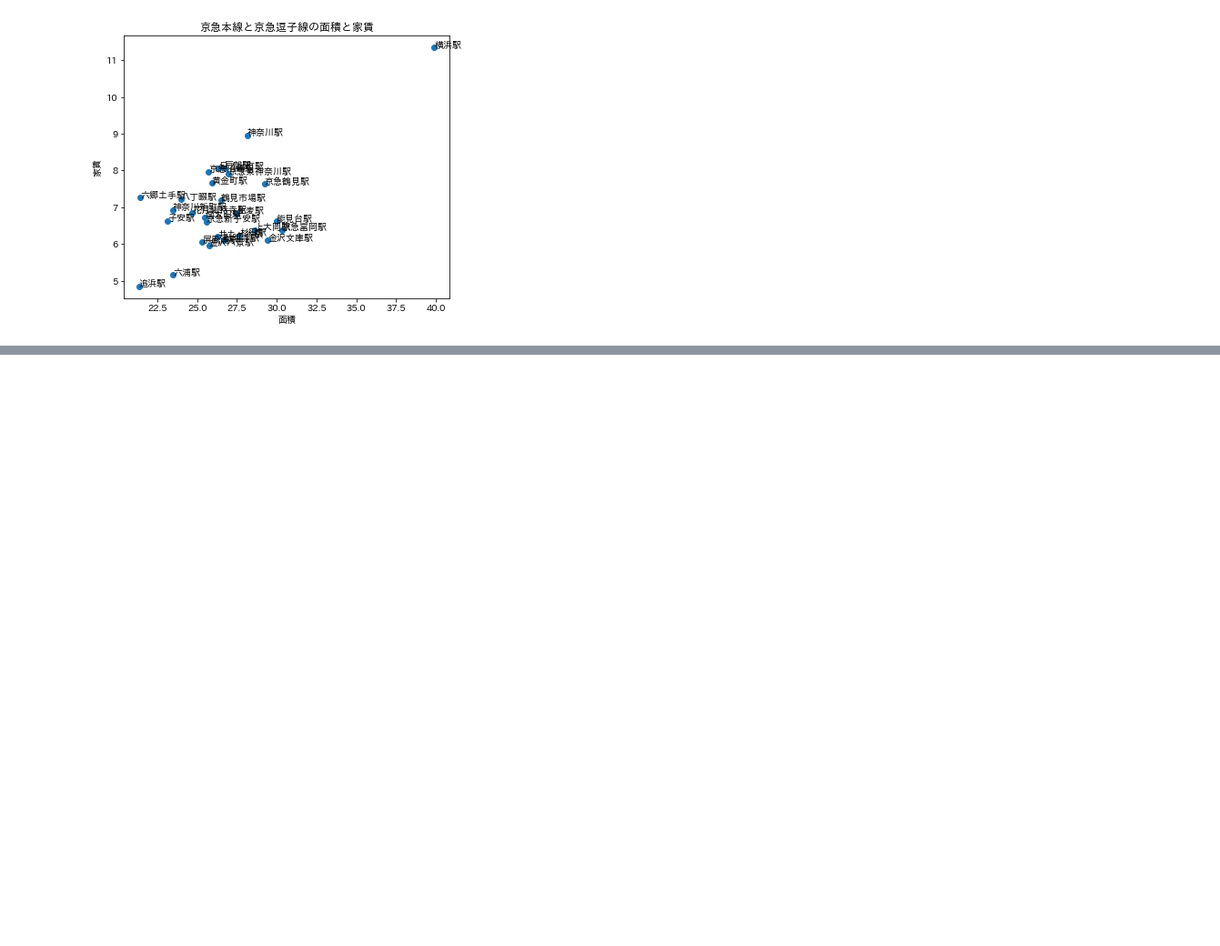
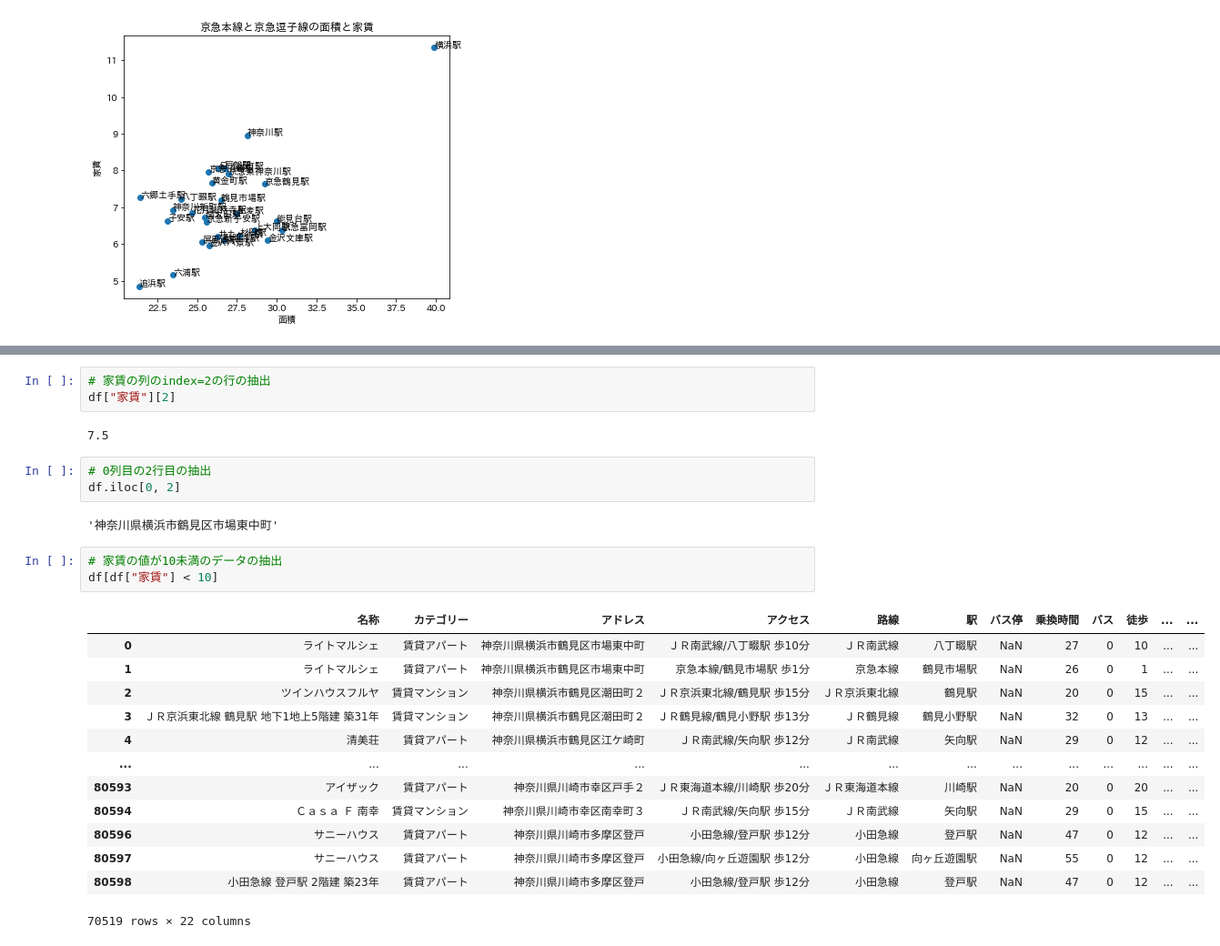
Before and after one commit to ymtm123/xbp_suumo, a Jupyter notebook: main.ipynb, the cells around one changed output, grey strips where cells are left out. Shown at 91% size. Cells and saved outputs as stored; diff of their text form; blank space fills up the shorter version.

```diff
--- a/main.ipynb
+++ b/main.ipynb
@@ -55,0 +74,27 @@ an.scatter_station(df, ["京急本線", "京急逗子線"], "面積", "家賃")
+# %%
+# 家賃の列のindex=2の行の抽出
+df["家賃"][2]
+# %% [output]
+7.5
+# %%
+# 0列目の2行目の抽出
+df.iloc[0, 2]
+# %% [output]
+'神奈川県横浜市鶴見区市場東中町'
+# %%
+# 家賃の値が10未満のデータの抽出
+df[df["家賃"] < 10]
+# %% [output]
+|  | 名称 | カテゴリー | アドレス | アクセス | 路線 | 駅 | バス停 | 乗換時間 | バス | 徒歩 | ... | ... |
+| 0 | ライトマルシェ | 賃貸アパート | 神奈川県横浜市鶴見区市場東中町 | ＪＲ南武線/八丁畷駅 歩10分 | ＪＲ南武線 | 八丁畷駅 | NaN | 27 | 0 | 10 | ... | ... |
+| 1 | ライトマルシェ | 賃貸アパート | 神奈川県横浜市鶴見区市場東中町 | 京急本線/鶴見市場駅 歩1分 | 京急本線 | 鶴見市場駅 | NaN | 26 | 0 | 1 | ... | ... |
+| 2 | ツインハウスフルヤ | 賃貸マンション | 神奈川県横浜市鶴見区潮田町２ | ＪＲ京浜東北線/鶴見駅 歩15分 | ＪＲ京浜東北線 | 鶴見駅 | NaN | 20 | 0 | 15 | ... | ... |
+| 3 | ＪＲ京浜東北線 鶴見駅 地下1地上5階建 築31年 | 賃貸マンション | 神奈川県横浜市鶴見区潮田町２ | ＪＲ鶴見線/鶴見小野駅 歩13分 | ＪＲ鶴見線 | 鶴見小野駅 | NaN | 32 | 0 | 13 | ... | ... |
+| 4 | 清美荘 | 賃貸アパート | 神奈川県横浜市鶴見区江ケ崎町 | ＪＲ南武線/矢向駅 歩12分 | ＪＲ南武線 | 矢向駅 | NaN | 29 | 0 | 12 | ... | ... |
+| ... | ... | ... | ... | ... | ... | ... | ... | ... | ... | ... | ... | ... |
+| 80593 | アイザック | 賃貸アパート | 神奈川県川崎市幸区戸手２ | ＪＲ東海道本線/川崎駅 歩20分 | ＪＲ東海道本線 | 川崎駅 | NaN | 20 | 0 | 20 | ... | ... |
+| 80594 | Ｃａｓａ Ｆ 南幸 | 賃貸マンション | 神奈川県川崎市幸区南幸町３ | ＪＲ南武線/矢向駅 歩15分 | ＪＲ南武線 | 矢向駅 | NaN | 29 | 0 | 15 | ... | ... |
+| 80596 | サニーハウス | 賃貸アパート | 神奈川県川崎市多摩区登戸 | 小田急線/登戸駅 歩12分 | 小田急線 | 登戸駅 | NaN | 47 | 0 | 12 | ... | ... |
+| 80597 | サニーハウス | 賃貸アパート | 神奈川県川崎市多摩区登戸 | 小田急線/向ヶ丘遊園駅 歩12分 | 小田急線 | 向ヶ丘遊園駅 | NaN | 55 | 0 | 12 | ... | ... |
+| 80598 | 小田急線 登戸駅 2階建 築23年 | 賃貸アパート | 神奈川県川崎市多摩区登戸 | 小田急線/登戸駅 歩12分 | 小田急線 | 登戸駅 | NaN | 47 | 0 | 12 | ... | ... |
+70519 rows × 22 columns
```
Also changed, not shown: parts of 4 cells of this notebook.
